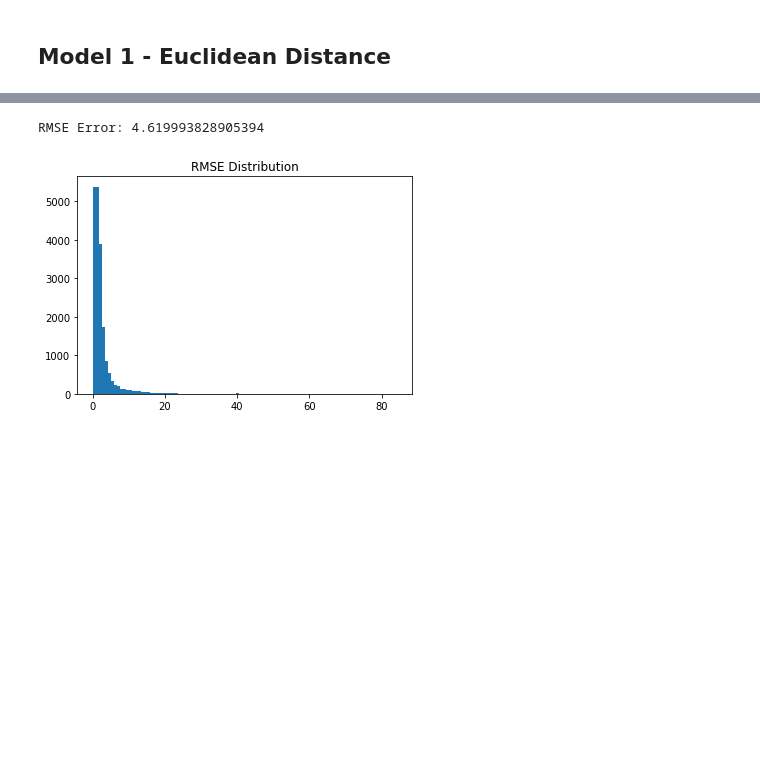
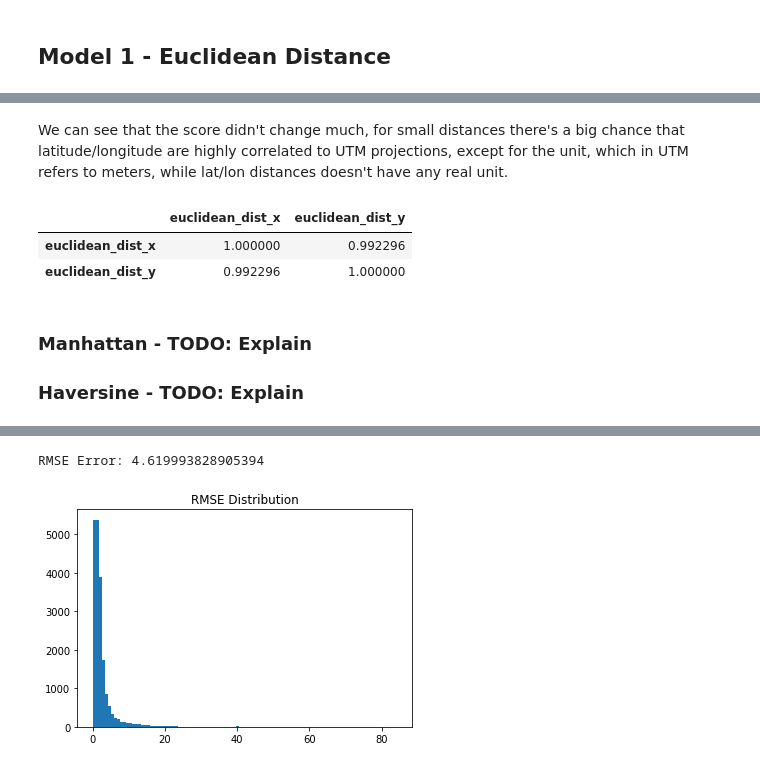
Before and after one commit to caiomiyashiro/geospatial_data_analysis, a Jupyter notebook: AMLD-2020/AMLD_2020.ipynb, the cells around one changed output, grey strips where cells are left out. Drawn from its saved outputs; the diff is of its cells as text; code cells hidden in the pictures; blank space fills up the shorter version.

```diff
--- a/AMLD-2020/AMLD_2020.ipynb
+++ b/AMLD-2020/AMLD_2020.ipynb
@@ -468,3 +521,15 @@ RMSE: 7.888234959501506
+# %% [markdown]
+We can see that the score didn't change much, for small distances there's a big chance that latitude/longitude are highly correlated to UTM projections, except for the unit, which in UTM refers to meters, while lat/lon distances doesn't have any real unit.
+# %%
+df_train_1[['euclidean_dist']].merge(df_train_1b[['euclidean_dist']], left_index=True, right_index=True).corr()
+# %% [output]
+|  | euclidean_dist_x | euclidean_dist_y |
+| euclidean_dist_x | 1.000000 | 0.992296 |
+| euclidean_dist_y | 0.992296 | 1.000000 |
+# %% [markdown]
+### Manhattan - TODO: Explain
+
+### Haversine - TODO: Explain
 # %%
 def lat_longs2radians(lon1, lat1, lon2, lat2):
     lon1, lat1, lon2, lat2 = map(np.radians, [lon1, lat1, lon2, lat2])
```
Also changed, not shown: parts of 21 cells of this notebook.
